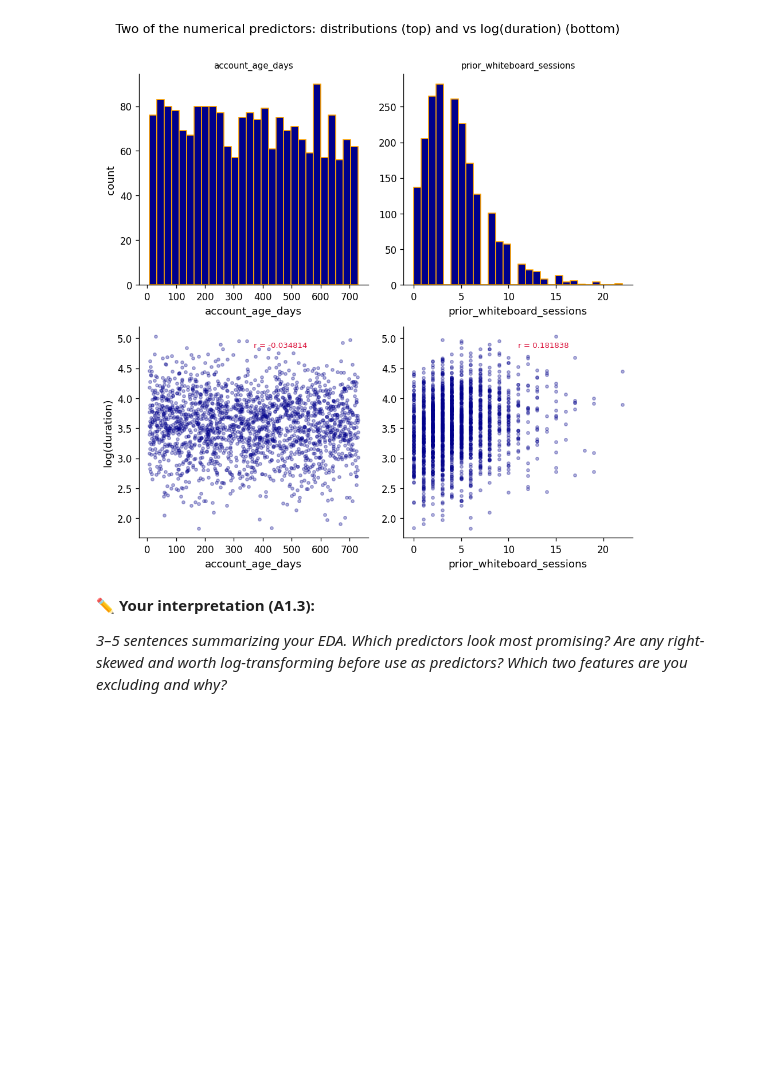
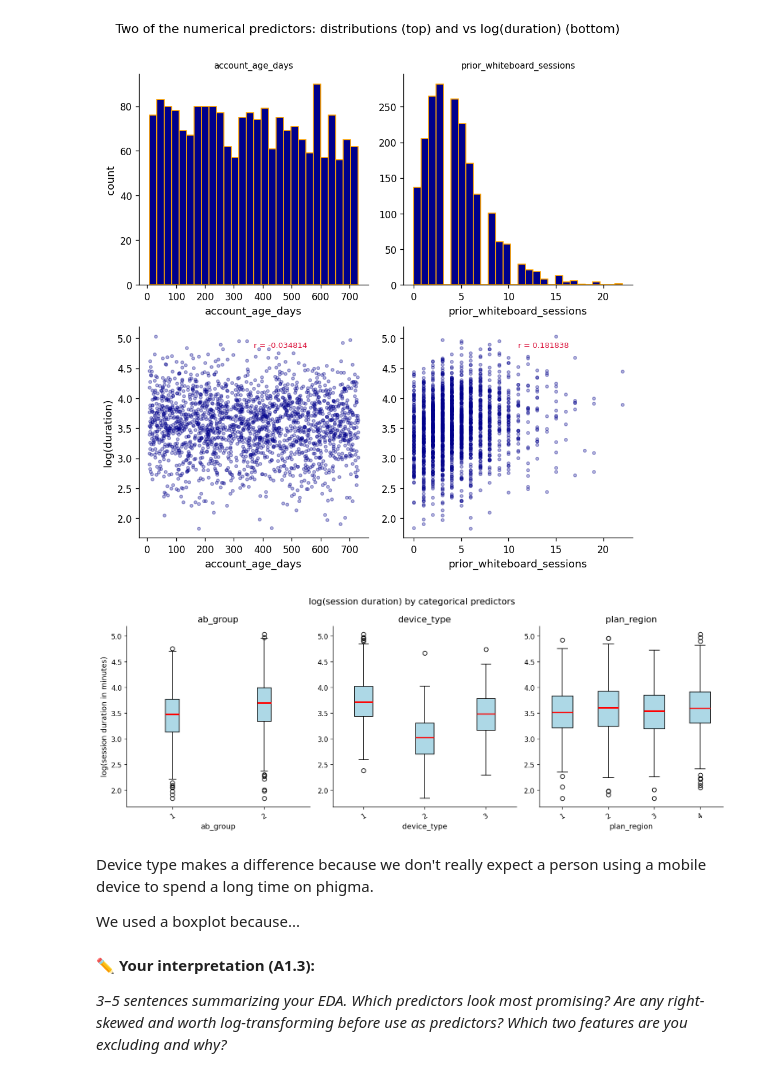
Before and after one commit to zlwym/IAT461_Assignment02, a Jupyter notebook: iat461_a2_scaffold_empty.ipynb, the cells around one changed output. Saved outputs shown, nothing was run; the diff lists cells and outputs as text; code cells hidden in the pictures; blank space fills up the shorter version.

```diff
--- a/iat461_a2_scaffold_empty.ipynb
+++ b/iat461_a2_scaffold_empty.ipynb
@@ -316,3 +279,29 @@ END
+# %%
+cat_predictors = ['ab_group', 'device_type', 'plan_region']
+
+log_dur = np.log(df_ab['avg_whiteboard_session_duration_min'])
+
+fig, axes = plt.subplots(1,  len(cat_predictors), figsize = (13, 5))
+fig.suptitle('log(session duration) by categorical predictors', fontsize = 13)
+
+for j, col in enumerate(cat_predictors):
+  levels = sorted(df_ab[col].unique())
+  grouped = [log_dur[df_ab[col] == lvl].values for lvl in levels] #if the column is equal to levels, group all the rows whose device type is the same
+  axes[j].boxplot(grouped, label=levels, patch_artist = True,
+                  boxprops=dict(facecolor='lightblue'), medianprops=dict(color='red', lw=2))
+  axes[j].set_title(col)
+  axes[j].set_xlabel(col)
+  axes[j].set_ylabel('log(session duration in minutes)' if j == 0 else '')
+  axes[j].tick_params(axis='x', rotation = 30)
+
+plt.tight_layout()
+plt.show()
+# %% [output]
+[figure, added]
+# %% [markdown]
+Device type makes a difference because we don't really expect a person using a mobile device to spend a long time on phigma.
+
+We used a boxplot because...
 # %% [markdown]
 **✏️ Your interpretation (A1.3):**
 
```
Also changed, not shown: parts of 6 cells of this notebook.
